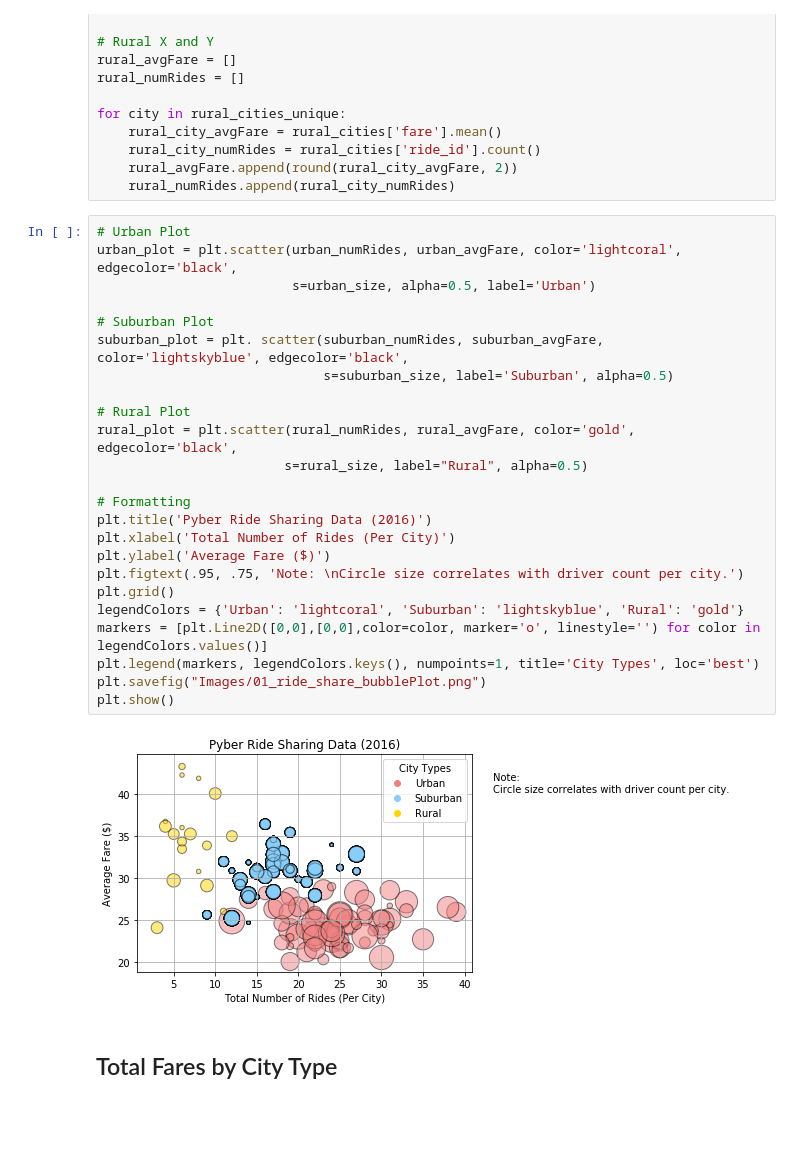
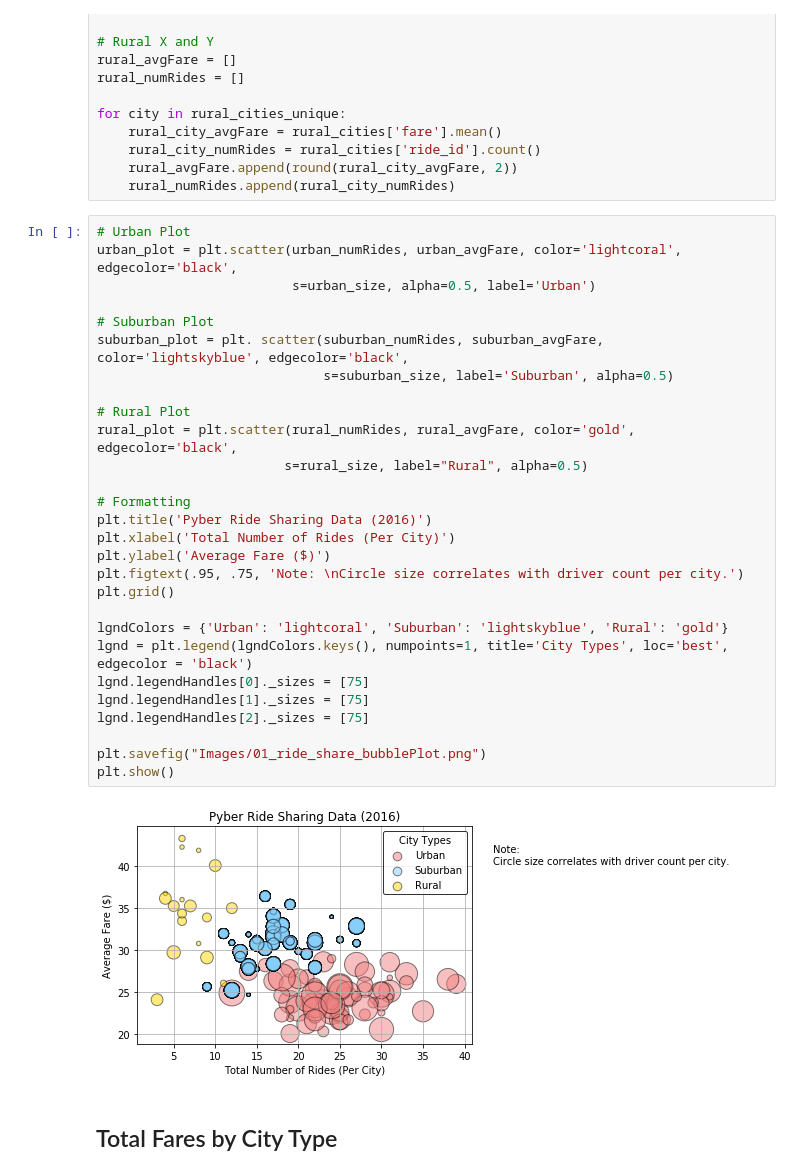
Before and after one commit to yuta-yama/ut05_matplotlib_challenge, a Jupyter notebook: pyber_starter_YY.ipynb, the cells around one changed output. Saved outputs shown, nothing was run; the diff lists cells and outputs as text; blank space fills up the shorter version.

```diff
--- a/pyber_starter_YY.ipynb
+++ b/pyber_starter_YY.ipynb
@@ -99,29 +99,33 @@ for city in rural_cities_unique:
 # %%
 # Urban Plot
 urban_plot = plt.scatter(urban_numRides, urban_avgFare, color='lightcoral', edgecolor='black',
                          s=urban_size, alpha=0.5, label='Urban')
 
 # Suburban Plot
 suburban_plot = plt. scatter(suburban_numRides, suburban_avgFare, color='lightskyblue', edgecolor='black',
                              s=suburban_size, label='Suburban', alpha=0.5)
 
 # Rural Plot
 rural_plot = plt.scatter(rural_numRides, rural_avgFare, color='gold', edgecolor='black',
                         s=rural_size, label="Rural", alpha=0.5)
 
 # Formatting
 plt.title('Pyber Ride Sharing Data (2016)')
 plt.xlabel('Total Number of Rides (Per City)')
 plt.ylabel('Average Fare ($)')
 plt.figtext(.95, .75, 'Note: \nCircle size correlates with driver count per city.')
 plt.grid()
-legendColors = {'Urban': 'lightcoral', 'Suburban': 'lightskyblue', 'Rural': 'gold'}
-markers = [plt.Line2D([0,0],[0,0],color=color, marker='o', linestyle='') for color in legendColors.values()]
-plt.legend(markers, legendColors.keys(), numpoints=1, title='City Types', loc='best')
+
+lgndColors = {'Urban': 'lightcoral', 'Suburban': 'lightskyblue', 'Rural': 'gold'}
+lgnd = plt.legend(lgndColors.keys(), numpoints=1, title='City Types', loc='best', edgecolor = 'black')
+lgnd.legendHandles[0]._sizes = [75]
+lgnd.legendHandles[1]._sizes = [75]
+lgnd.legendHandles[2]._sizes = [75]
+
 plt.savefig("Images/01_ride_share_bubblePlot.png")
 plt.show()
 # %% [output]
-[figure, old version]
+[figure, new version]
 # %% [markdown]
 ## Total Fares by City Type
 # %%
```
Also changed, not shown: parts of 2 cells of this notebook, 1 other file.
